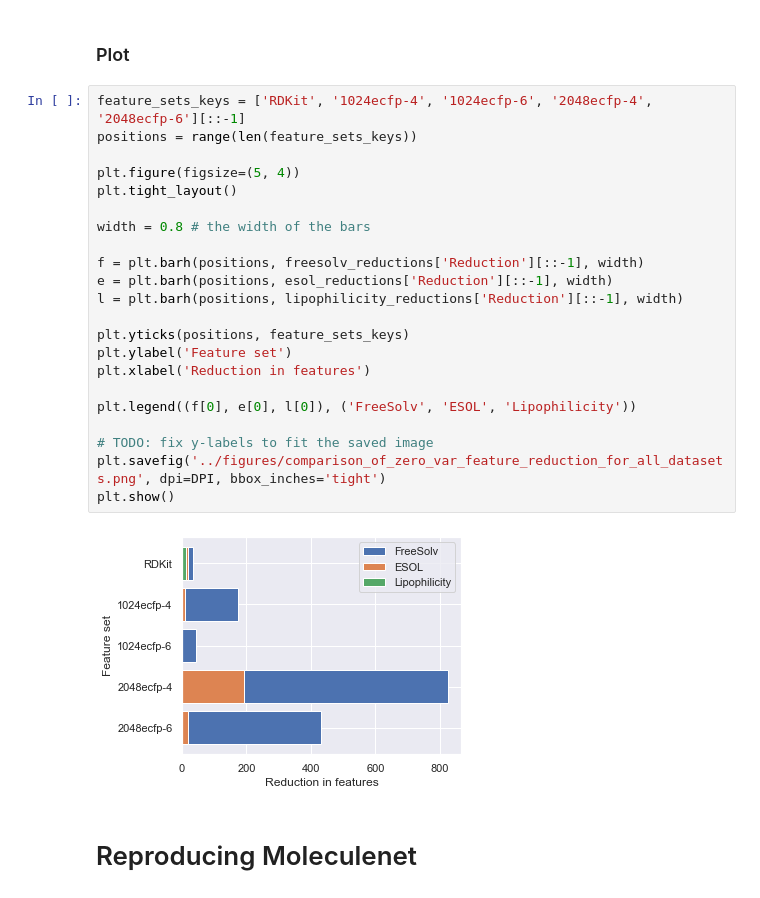
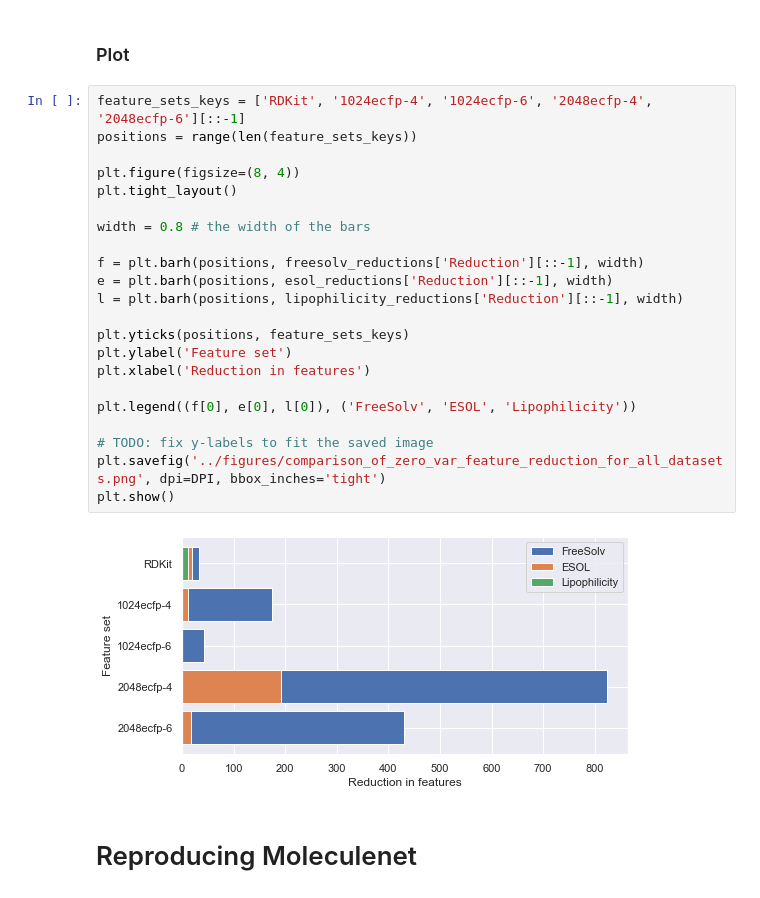
Before and after one commit to GeorgeBatch/moleculenet, a Jupyter notebook: notebooks/all_plots.ipynb, the cells around one changed output. Drawn from its saved outputs; the diff is of its cells as text.

Commit message:
change the size of the zero-variance-reduction plot so the labels are on the same scale

```diff
--- a/notebooks/all_plots.ipynb
+++ b/notebooks/all_plots.ipynb
@@ -87,27 +87,27 @@ lipophilicity
 # %%
 feature_sets_keys = ['RDKit', '1024ecfp-4', '1024ecfp-6', '2048ecfp-4', '2048ecfp-6'][::-1]
 positions = range(len(feature_sets_keys))
 
-plt.figure(figsize=(5, 4))
+plt.figure(figsize=(8, 4))
 plt.tight_layout()
 
 width = 0.8 # the width of the bars
 
 f = plt.barh(positions, freesolv_reductions['Reduction'][::-1], width)
 e = plt.barh(positions, esol_reductions['Reduction'][::-1], width)
 l = plt.barh(positions, lipophilicity_reductions['Reduction'][::-1], width)
 
 plt.yticks(positions, feature_sets_keys)
 plt.ylabel('Feature set')
 plt.xlabel('Reduction in features')
 
 plt.legend((f[0], e[0], l[0]), ('FreeSolv', 'ESOL', 'Lipophilicity'))
 
 # TODO: fix y-labels to fit the saved image
 plt.savefig('../figures/comparison_of_zero_var_feature_reduction_for_all_datasets.png', dpi=DPI, bbox_inches='tight')
 plt.show()
 # %% [output]
-[figure, old version]
+[figure, new version]
 # %% [markdown]
 # Reproducing Moleculenet
 # %% [markdown]
```
Also changed, not shown: 1 other file.
